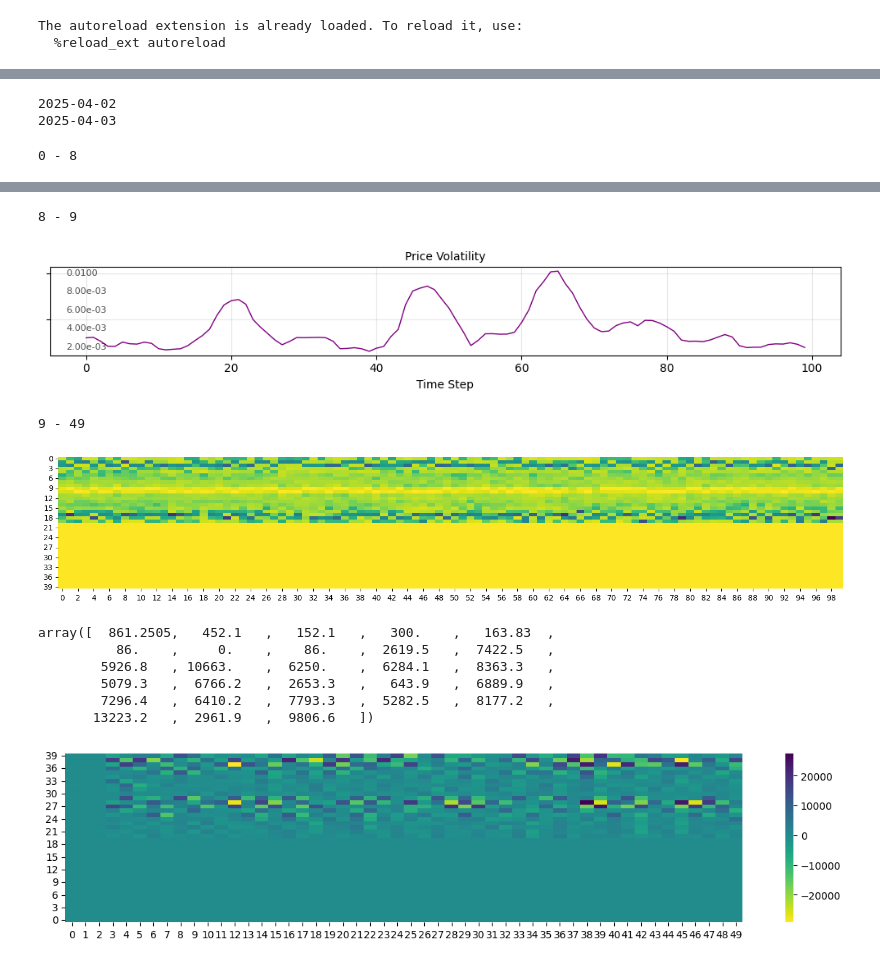
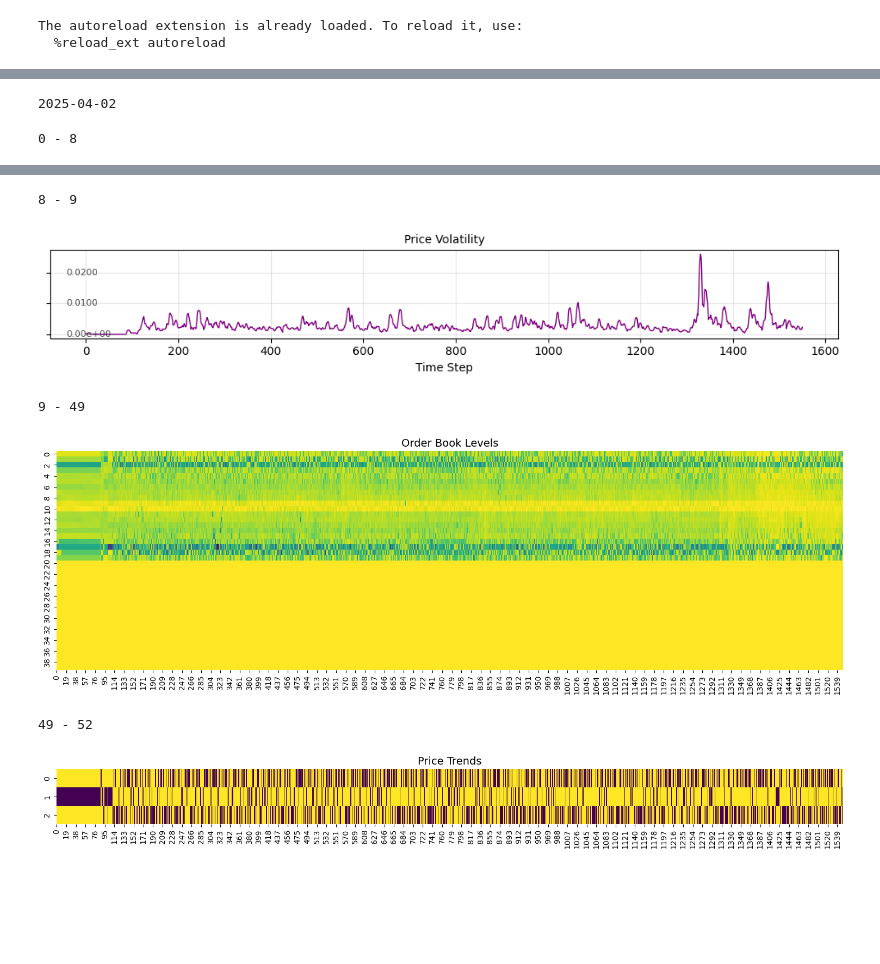
Before and after one commit to noahpy/crypto_trading, a Jupyter notebook: data_loader.ipynb, the cells around one changed output, grey strips where cells are left out. Cells and saved outputs as stored; diff of their text form; code cells hidden in the pictures; blank space fills up the shorter version.

```diff
--- a/data_loader.ipynb
+++ b/data_loader.ipynb
@@ -20,24 +13,29 @@ from datetime import datetime, timedelta
 folder = "data"
 contract = "CAKEUSDT"
 start_date = datetime(2025, 4, 2)
-end_date = datetime(2025, 4, 3)
+end_date = datetime(2025, 4, 2)
 
 
 trades_feature = TradeFeature(1, inc_vwap=True, inc_vwap_change=True, inc_vol=True, inc_vol_change=True, inc_taker=True, inc_taker_change=True)
 volatility_feature = VolatilityFeature(10)
 ob_feature = LevelOBFeature(num_levels=10, change=False, include_prices=True)
-trend_feature = TrendFeature(1)
+#trend_feature = TrendFeature(1)
 
-input_feature_creator = FeatureCreator([trades_feature, volatility_feature, ob_feature])
+input_feature_creator = FeatureCreator([
+    trades_feature,
+    volatility_feature,
+    ob_feature,
+    trend_feature
+    ])
 output_feature_creator = FeatureCreator([])
 
 a, b = load_ob_and_trade_data_new(folder, contract, start_date, end_date, timedelta(seconds=60), input_feature_creator, output_feature_creator)
 # %% [output]
 2025-04-02
-2025-04-03
 # %%
-input_feature_creator.visualize(a[1000:1100], 0)
-input_feature_creator.visualize(a[1000:1100], 1)
-input_feature_creator.visualize(a[1000:1100], 2)
+input_feature_creator.visualize(a, 0)
+input_feature_creator.visualize(a, 1)
+input_feature_creator.visualize(a, 2)
+input_feature_creator.visualize(a, 3)
 # %% [output]
 0 - 8
@@ -45,17 +43,6 @@ input_feature_creator.visualize(a[1000:1100], 2)
 8 - 9
-[figure, old version]
+[figure, new version]
 9 - 49
-[figure, old version]
+[figure, new version]
+49 - 52
+[figure, added]
-# %%
-a[0]
-# %% [output]
-array([  861.2505,   452.1   ,   152.1   ,   300.    ,   163.83  ,
-          86.    ,     0.    ,    86.    ,  2619.5   ,  7422.5   ,
-        5926.8   , 10663.    ,  6250.    ,  6284.1   ,  8363.3   ,
-        5079.3   ,  6766.2   ,  2653.3   ,   643.9   ,  6889.9   ,
-        7296.4   ,  6410.2   ,  7793.3   ,  5282.5   ,  8177.2   ,
-       13223.2   ,  2961.9   ,  9806.6   ])
-# %%
-visualize_feature(np.array(a[:50]))
-# %% [output]
-[figure, removed]
```
Also changed, not shown: parts of 3 cells of this notebook, 11 other files.
